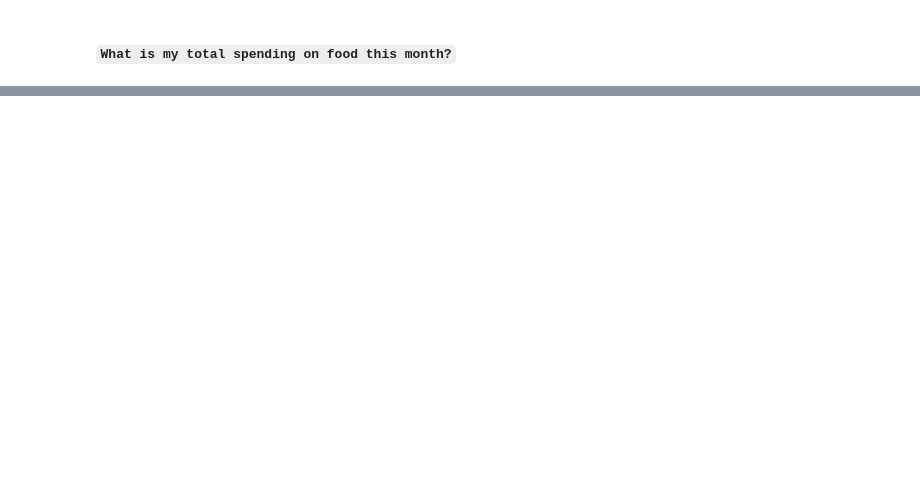
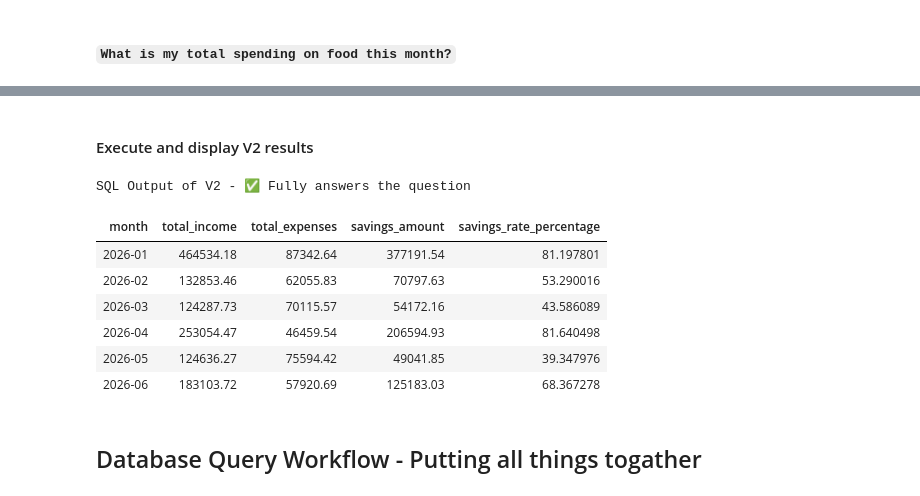
Before and after one commit to akhil1020/Agentic_Workflows, a Jupyter notebook: Personal_finance/finance.ipynb, the cells around one changed output, grey strips where cells are left out. Drawn from its saved outputs; the diff is of its cells as text; code cells hidden in the pictures; blank space fills up the shorter version.

Commit message:
personal finance db query workflow

````diff
--- a/Personal_finance/finance.ipynb
+++ b/Personal_finance/finance.ipynb
@@ -20,18 +48,31 @@ print_html(get_schema('personal_finance.db'))
 # %%
-## schema of databse
+## schema of database I generated manually we cannot have function which can give us this type of response.
 
 schema = """
 table name: transactions
 id (INTEGER)
-date (DATE)
-category (VARCHAR(30))
-type (VARCHAR(30))
+date (DATE)(yyyy-mm-dd)
+category (VARCHAR(30)) ["Food",
+    "Transport",
+    "Shopping",
+    "Entertainment",
+    "Bills",
+    "Salary",
+    "Freelance",
+    "Health"]
+type (VARCHAR(30))  ["Income", "Expense"]
 amount (REAL)
 description (VARCHAR(100))
-payment_method (VARCHAR(30))
+payment_method (VARCHAR(30))  [
+    "UPI",
+    "Cash",
+    "Credit Card",
+    "Debit Card",
+    "Bank Transfer"
+]
 """
 
-question = "What is my total spending on food this month?"
+question = "What is my savings rate (income minus expenses) for each month?"
 
 prompt = f"""
 You are a SQL assistant. Given the schema and the user's question, write a SQL query for SQLite.
@@ -46,7 +87,7 @@ Respond with the SQL only.
 """
 
 
-model = "openai:gpt-4.1"
+model = "openai:gpt-4o-mini"
 response = client.chat.completions.create(
     model=model,
     messages=[{"role": "user", "content": prompt}],
@@ -55,6 +96,9 @@ response = client.chat.completions.create(
 
 
 sql_1 = response.choices[0].message.content.strip()
+# %%
+## Generate SQL query to get data  - V1
+sql_1 = generate_sql(question,schema,model)
 # %%
 print_html(sql_1, title="SQL Query V1")
 # %% [output]
@@ -66,8 +105,0 @@ sql_1
-# %%
-import re
-
-match = re.search(r"```sql\s*(.*?)\s*```", sql_1, re.DOTALL)
-
-if match:
-    sql_query = match.group(1)
-    print(sql_query)
@@ -89,0 +179,2 @@ conn.close()
+# %%
+feedback, refined_sql = refine_sql(question, sql_1, schema, model)
@@ -89,0 +187,16 @@ conn.close()
+# %% [markdown]
+#### Execute and display V2 results
+# %%
+df_sql_V2 = execute_sql(refined_sql, db_path='personal_finance.db')
+print_html(df_sql_V2, title="SQL Output of V2 - ✅ Fully answers the question")
+# %% [output]
+SQL Output of V2 - ✅ Fully answers the question
+| month | total_income | total_expenses | savings_amount | savings_rate_percentage |
+| 2026-01 | 464534.18 | 87342.64 | 377191.54 | 81.197801 |
+| 2026-02 | 132853.46 | 62055.83 | 70797.63 | 53.290016 |
+| 2026-03 | 124287.73 | 70115.57 | 54172.16 | 43.586089 |
+| 2026-04 | 253054.47 | 46459.54 | 206594.93 | 81.640498 |
+| 2026-05 | 124636.27 | 75594.42 | 49041.85 | 39.347976 |
+| 2026-06 | 183103.72 | 57920.69 | 125183.03 | 68.367278 |
+# %% [markdown]
+## Database Query Workflow - Putting all things togather
````
Also changed, not shown: parts of 17 cells of this notebook, 2 other files.
